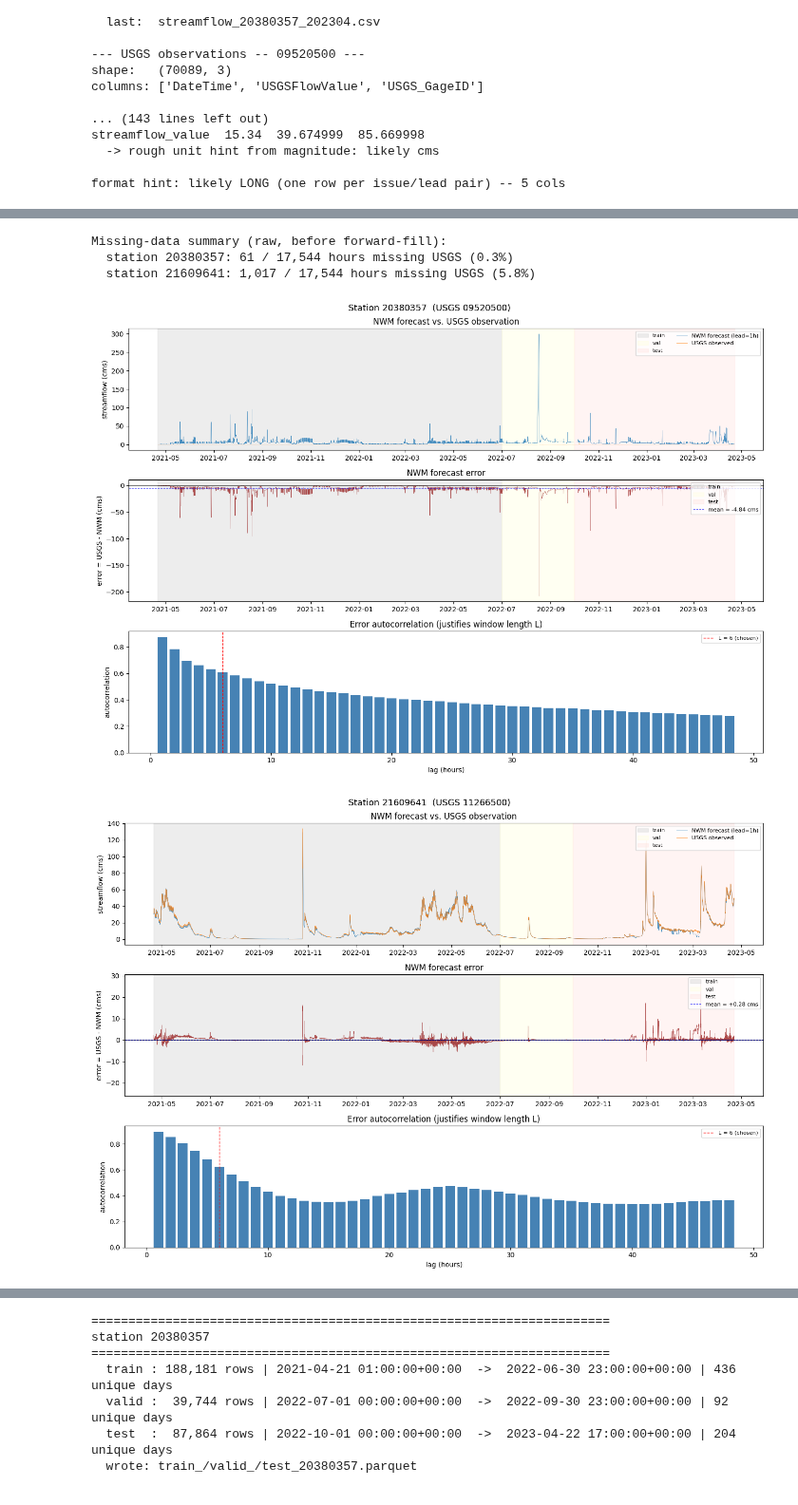
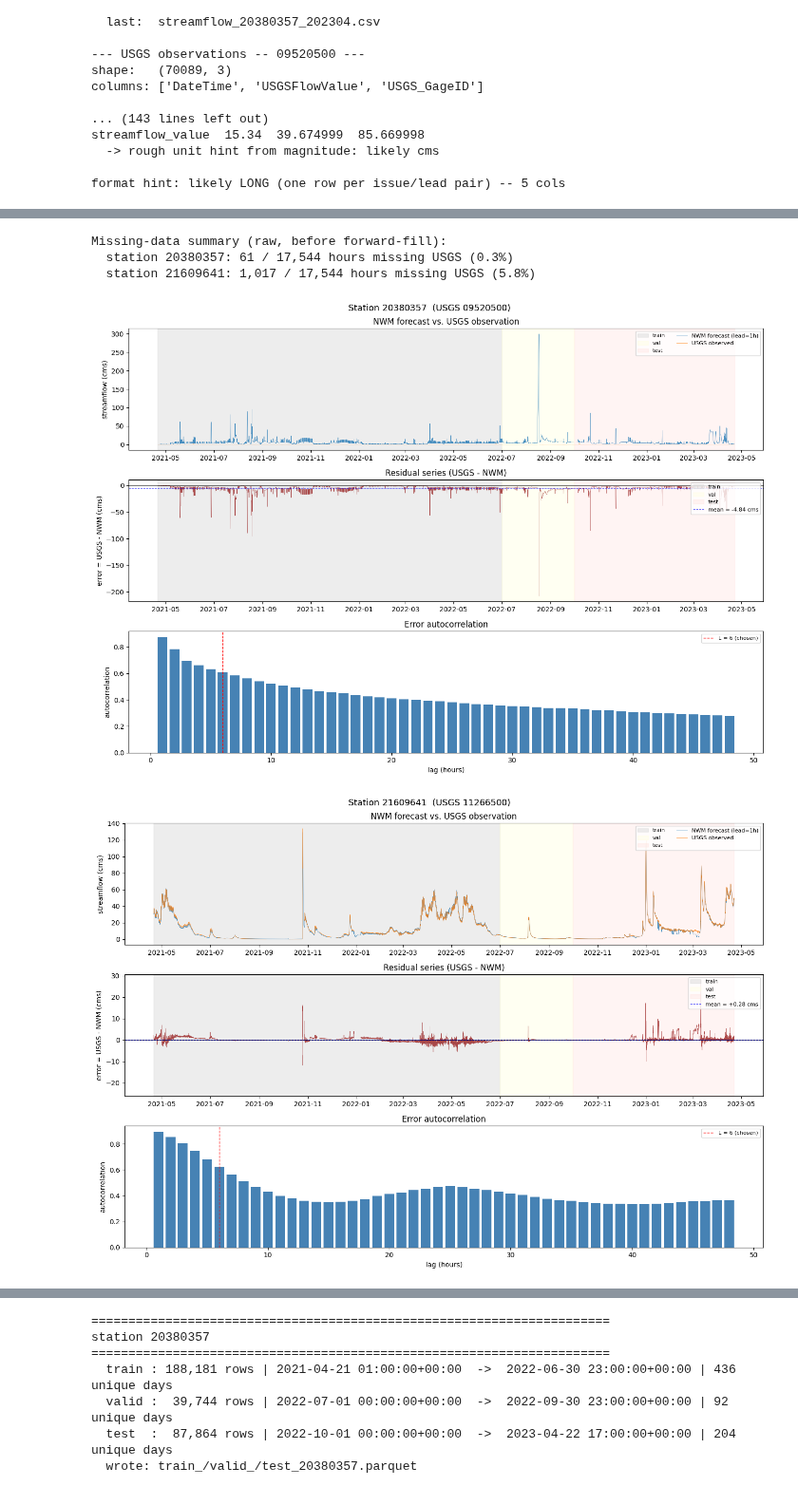
Before and after one commit to zachshotwell/AI-FinalProject-GroupSCR, a Jupyter notebook: RunoffForecastingProject/RunoffForecasting.ipynb, the cells around one changed output, grey strips where cells are left out. Shown at 95% size. Drawn from its saved outputs; the diff is of its cells as text; code cells hidden in the pictures.

```diff
--- a/RunoffForecastingProject/RunoffForecasting.ipynb
+++ b/RunoffForecastingProject/RunoffForecasting.ipynb
@@ -397,31 +381,8 @@ wrote: data/21609641/tidy_21609641.parquet
 # %%
-"""
-Milestone 1 visualization: raw time series + NWM/USGS overlay,
-error series, and ACF for each station.
-
-Loads tidy parquets produced by the loader cell, filters to lead_h=1
-(one row per valid_time), and produces 4 plots per station:
-
-  1. NWM vs USGS streamflow overlay over the full 2-year window
-  2. Error series (usgs_q - nwm_q) with horizontal mean line
-  3. Missing-data heatmap (where USGS observations are missing)
-  4. Autocorrelation of the error series (helps justify L=6)
-
-Train/val/test boundaries shaded so leakage rule is visible.
-"""
-
-from pathlib import Path
-import numpy as np
-import pandas as pd
-import matplotlib.pyplot as plt
-import matplotlib.dates as mdates
-
-
 def load_tidy(station_id: str, data_root: Path = Path("data")) -> pd.DataFrame:
     df = pd.read_parquet(data_root / station_id / f"tidy_{station_id}.parquet")
     df = df[df["lead_h"] == 1].set_index("valid_time").sort_index()
     return df[["nwm_q", "usgs_q", "error"]]
-
 
 def shade_splits(ax) -> None:
     """Shade train / val / test windows. Uses the same boundaries as the split cell."""
@@ -434,7 +395,6 @@ def shade_splits(ax) -> None:
         ax.axvspan(pd.Timestamp(start, tz="UTC"),
                    pd.Timestamp(end, tz="UTC"),
                    alpha=0.4, color=color, label=label)
-
 
 def plot_station(station_id: str, usgs_id: str) -> None:
     df = load_tidy(station_id)
@@ -461,7 +421,7 @@ def plot_station(station_id: str, usgs_id: str) -> None:
     ax.axhline(df["error"].mean(), color="blue", lw=0.8, ls="--",
                label=f"mean = {df['error'].mean():+.2f} cms")
     ax.set_ylabel("error = USGS - NWM (cms)")
-    ax.set_title("NWM forecast error")
+    ax.set_title("Residual series (USGS - NWM)")
     ax.legend(loc="upper right", fontsize=8)
     ax.xaxis.set_major_locator(mdates.MonthLocator(interval=2))
     ax.xaxis.set_major_formatter(mdates.DateFormatter("%Y-%m"))
@@ -479,38 +439,34 @@ def plot_station(station_id: str, usgs_id: str) -> None:
     ax.bar(lags, acf, width=0.8, color="steelblue")
     ax.axhline(0, color="black", lw=0.5)
     ax.axvline(6, color="red", lw=1, ls="--", label="L = 6 (chosen)")
     ax.set_xlabel("lag (hours)")
     ax.set_ylabel("autocorrelation")
-    ax.set_title("Error autocorrelation (justifies window length L)")
+    ax.set_title("Error autocorrelation")
     ax.legend(loc="upper right", fontsize=8)
 
     plt.tight_layout()
     plt.show()
-
 
 def report_missing(station_id: str) -> None:
     df = load_tidy(station_id)
     n = len(df)
     n_missing = df["usgs_q"].isna().sum()
     print(f"  station {station_id}: "
           f"{n_missing:,} / {n:,} hours missing USGS ({n_missing/n:.1%})")
-
 
 def main() -> None:
     stations = {"20380357": "09520500", "21609641": "11266500"}
     print("Missing-data summary (raw, before forward-fill):")
     for sid in stations:
         report_missing(sid)
     print()
     for sid, usgs_id in stations.items():
         plot_station(sid, usgs_id)
 
-
-if __name__ == "__main__":
-    main()
+main()
 # %% [output]
 Missing-data summary (raw, before forward-fill):
   station 20380357: 61 / 17,544 hours missing USGS (0.3%)
   station 21609641: 1,017 / 17,544 hours missing USGS (5.8%)
-[figure, old version]
+[figure, new version]
-[figure, old version]
+[figure, new version]
```
Also changed, not shown: parts of 10 cells of this notebook.
